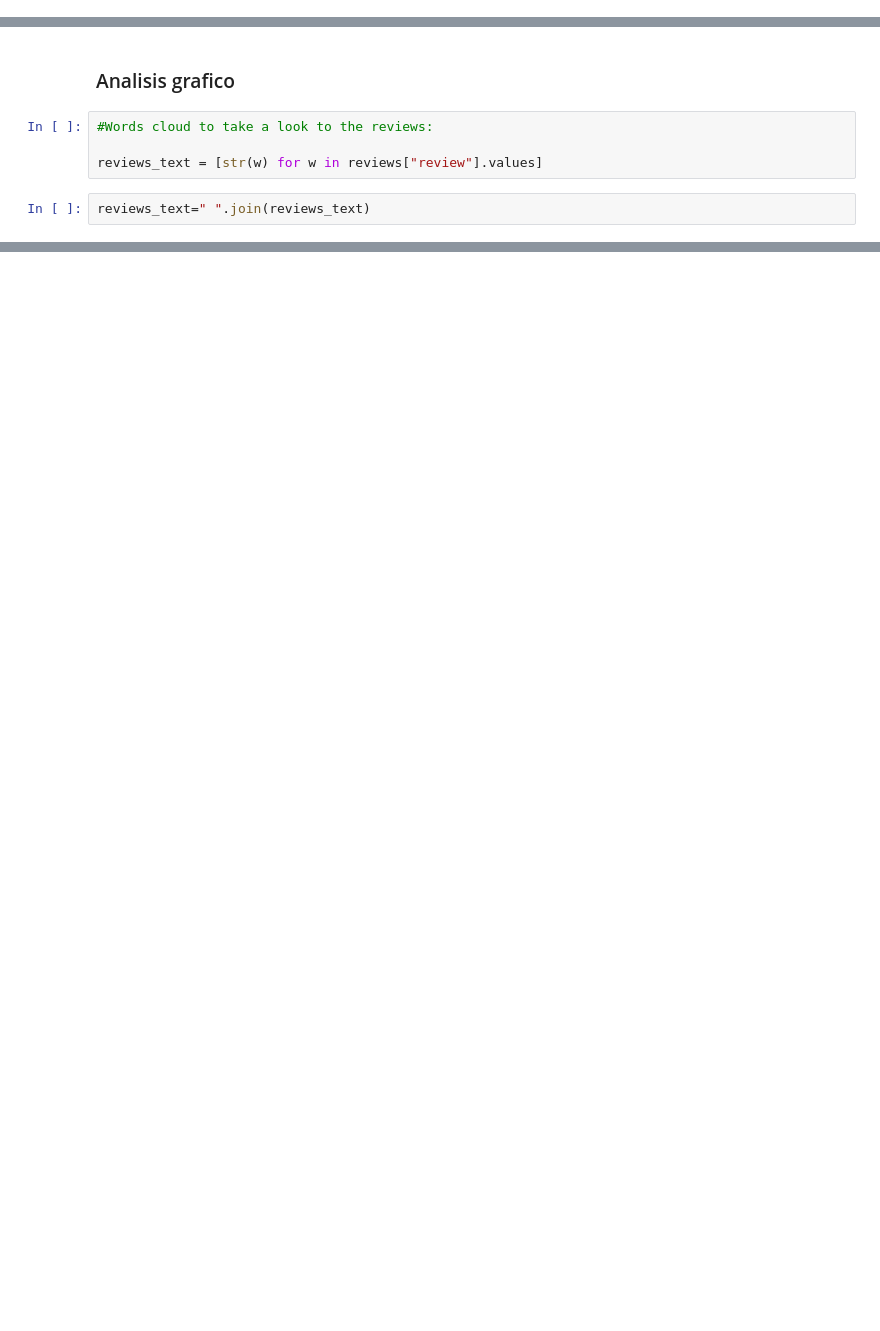
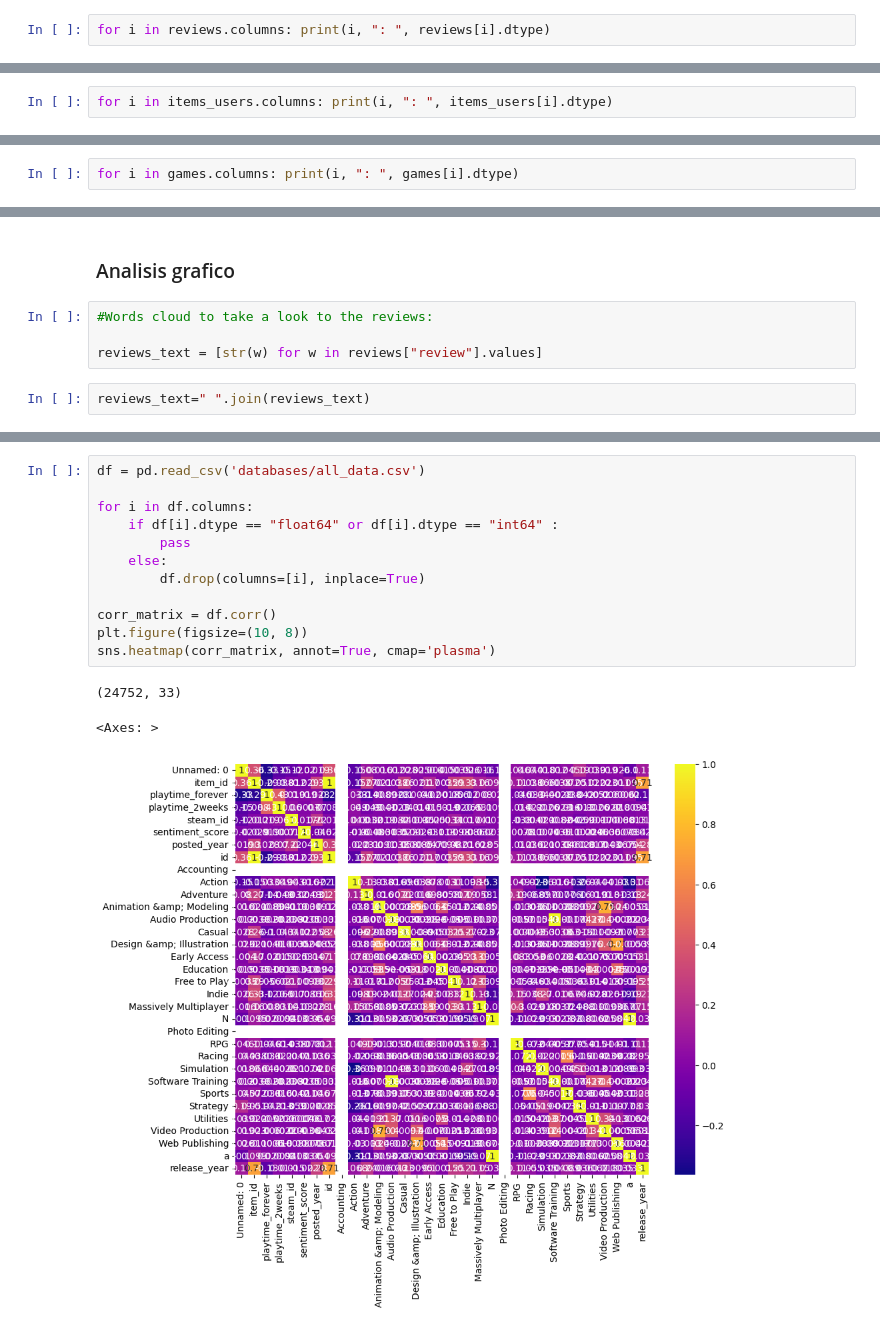
Before and after one commit to Ignacio-sw/PI_ML_OPS-, a Jupyter notebook: EDA.ipynb, the cells around one changed output, grey strips where cells are left out. Drawn from its saved outputs; the diff is of its cells as text; blank space fills up the shorter version.

```diff
--- a/EDA.ipynb
+++ b/EDA.ipynb
@@ -49,3 +49,5 @@ recommend          0
 review            31
 user_id            0
 dtype: int64
+# %%
+for i in reviews.columns: print(i, ": ", reviews[i].dtype)
@@ -67,6 +78,8 @@ playtime_2weeks     0
 user_id             0
 steam_id            0
 dtype: int64
+# %%
+for i in items_users.columns: print(i, ": ", items_users[i].dtype)
 # %% [markdown]
 #### Games
 # %%
@@ -96,3 +109,5 @@ early_access    88310
 id              88312
 developer       91609
 dtype: int64
+# %%
+for i in games.columns: print(i, ": ", games[i].dtype)
@@ -132,0 +163,16 @@ plt.show()
+# %%
+df = pd.read_csv('databases/all_data.csv')
+
+for i in df.columns:
+    if df[i].dtype == "float64" or df[i].dtype == "int64" :
+        pass
+    else:
+        df.drop(columns=[i], inplace=True)
+
+corr_matrix = df.corr()
+plt.figure(figsize=(10, 8))
+sns.heatmap(corr_matrix, annot=True, cmap='plasma')
+# %% [output]
+(24752, 33)
+<Axes: >
+[figure, added]
```
Also changed, not shown: parts of 4 cells of this notebook, 2 other files.
